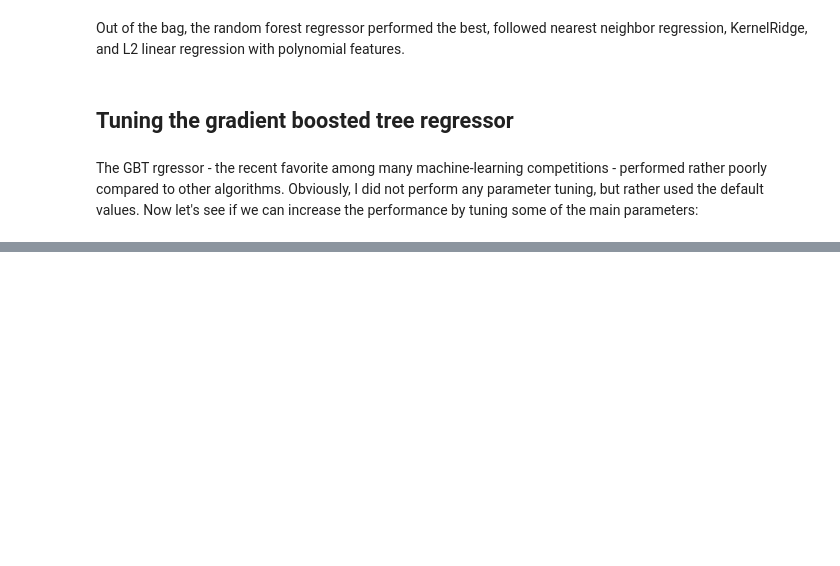
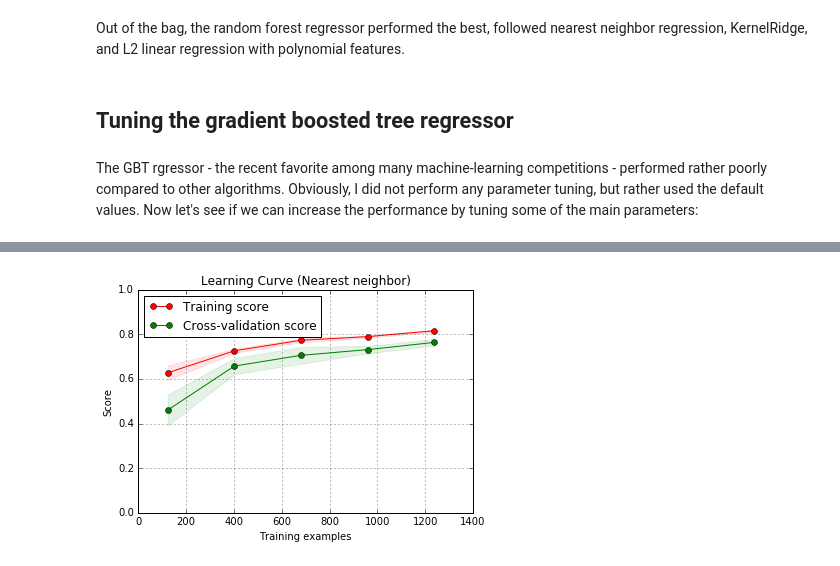
Before and after one commit to cleipski/CropPredict, a Jupyter notebook: 06_algorithm_selection.ipynb, the cells around one changed output, grey strips where cells are left out. Drawn from its saved outputs; the diff is of its cells as text; code cells hidden in the pictures; blank space fills up the shorter version.

```diff
--- a/06_algorithm_selection.ipynb
+++ b/06_algorithm_selection.ipynb
@@ -491,0 +491,10 @@ plt.show()
+# %%
+X, y = X_train, y_train
+title = "Learning Curve (Nearest neighbor)"
+n_neighbors = 10
+weight = 'uniform' # 'distance'
+est = neighbors.KNeighborsRegressor(n_neighbors, weights=weight, n_jobs=-1)
+plot_learning_curve(est, title, X, y, ylim=(0, 1.0), cv=kf, n_jobs=-1)
+plt.show()
+# %% [output]
+[figure, added]
```
Also changed, not shown: parts of 13 cells of this notebook.
